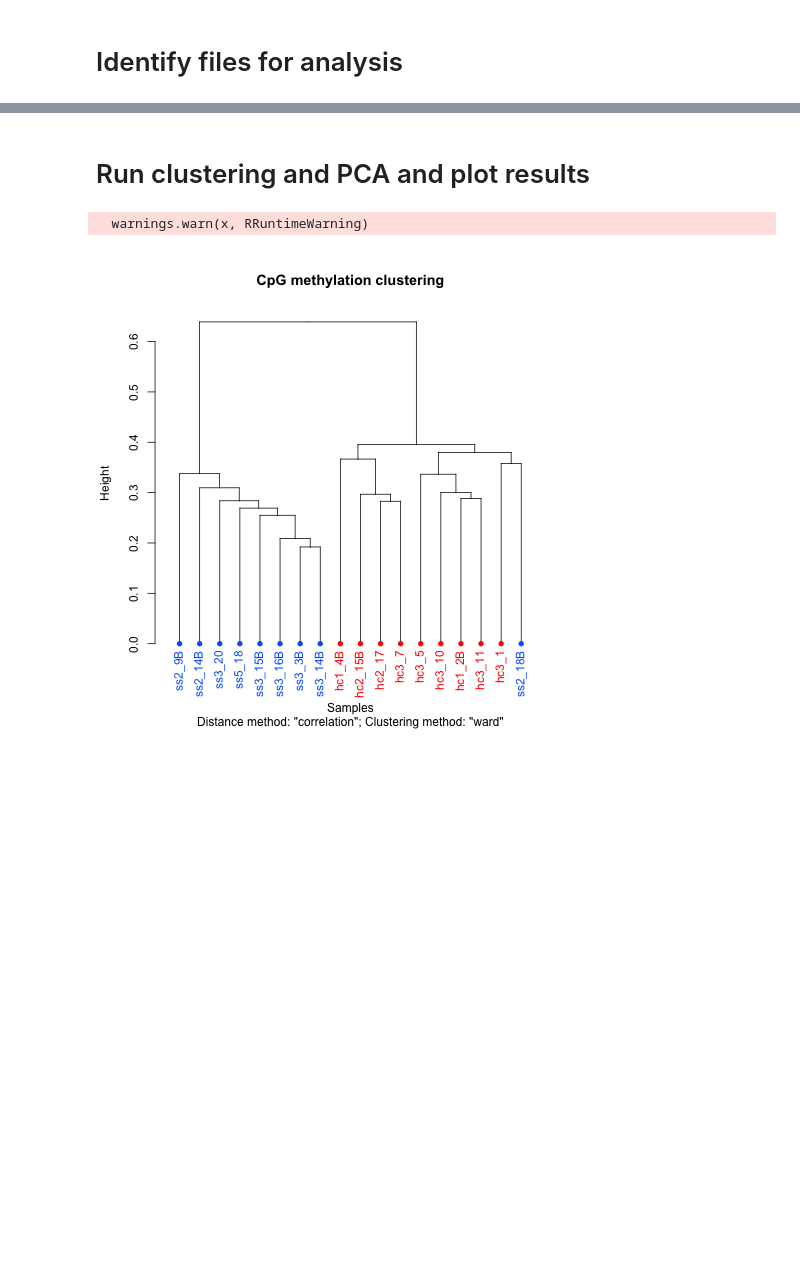
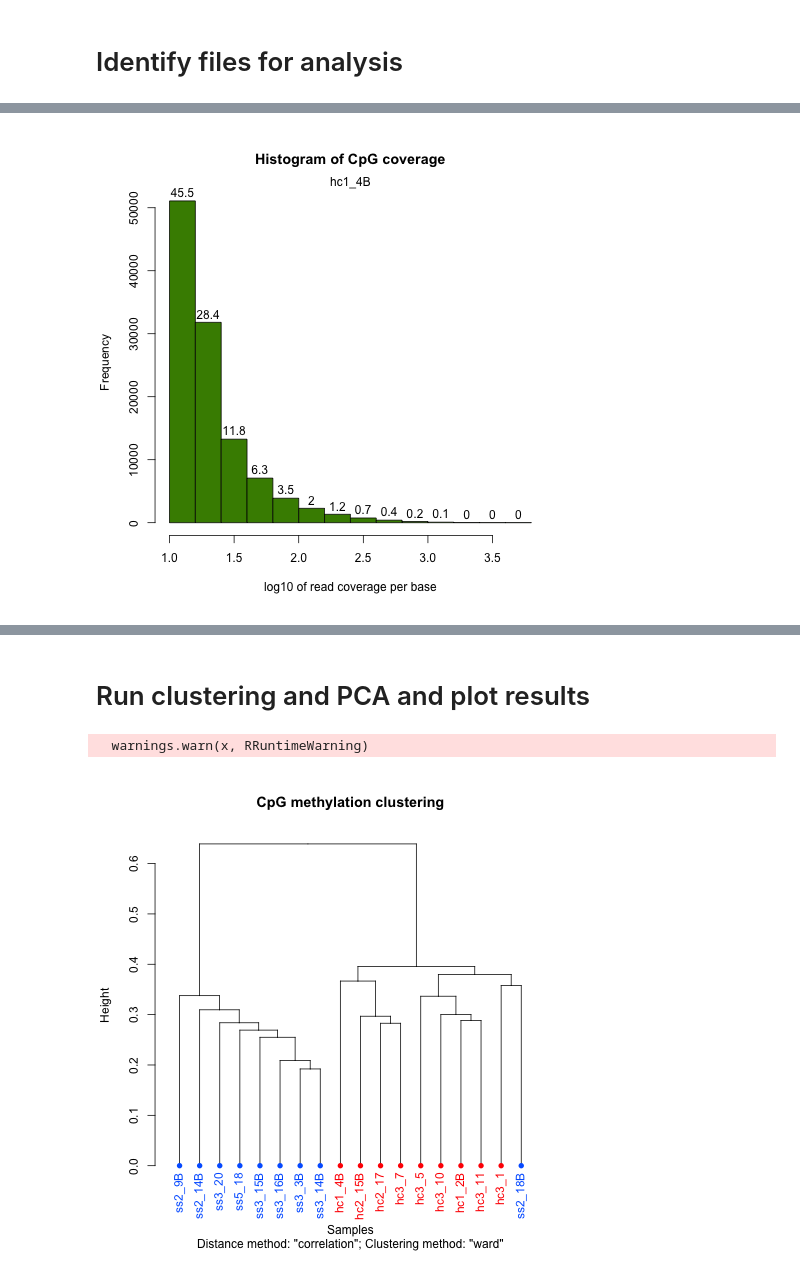
Before and after one commit to hputnam/Oly_Oyster_DNA_Methylation, a Jupyter notebook: Notebooks/Clustering_Differential_Methylation_R.ipynb, the cells around one changed output, grey strips where cells are left out. Drawn from its saved outputs; the diff is of its cells as text; code cells hidden in the pictures; blank space fills up the shorter version.

```diff
--- a/Notebooks/Clustering_Differential_Methylation_R.ipynb
+++ b/Notebooks/Clustering_Differential_Methylation_R.ipynb
@@ -97,23 +63,22 @@ array(['methylKit', 'GenomicRanges', 'GenomeInfoDb', 'IRanges',
 'mkfmt_zr1394_17_10K.txt',
 'mkfmt_zr1394_18_10K.txt')
 # %%
-#merges the sample name with the sample files
-%%R
-myobj=read(file.list,sample.id=list("hc1_2B",
-"hc1_4B",
-"hc2_15B",
-"hc2_17",
-"hc3_1",
-"hc3_5",
-"hc3_7",
-"hc3_10",
-"hc3_11",
-"ss2_9B",
-"ss2_14B",
-"ss2_18B",
-"ss3_3B",
-"ss3_14B",
-"ss3_15B",
-"ss3_16B",
-"ss3_20",
-"ss5_18"),assembly="v9",treatment=c(0,0,0,0,0,0,0,0,0,1,1,1,1,1,1,1,1,1))
+%%R sample.id <- list
+("hc1_2B",
+ "hc1_4B",
+ "hc2_15B",
+ "hc2_17",
+ "hc3_1",
+ "hc3_5",
+ "hc3_7",
+ "hc3_10",
+ "hc3_11",
+ "ss2_9B",
+ "ss2_14B",
+ "ss2_18B",
+ "ss3_3B",
+ "ss3_14B",
+ "ss3_15B",
+ "ss3_16B",
+ "ss3_20",
+ "ss5_18")
@@ -120,3 +147,9 @@ myobj=read(file.list,sample.id=list("hc1_2B",
+# %%
+%%R
+library("graphics")
+getCoverageStats(myobj[[2]], plot = T, both.strands = F)
+# %% [output]
+[figure, added]
 # %%
 #unites methylRawList and methylRawListDB objects that only bases with coverage from all samples are retained
 #generates percent methylation matrix
```
Also changed, not shown: parts of 47 cells of this notebook, 1 other file.
